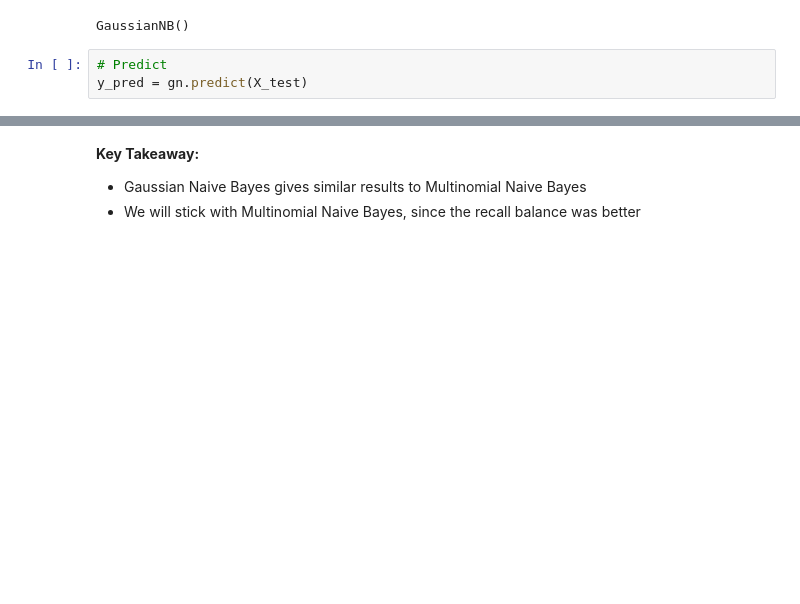
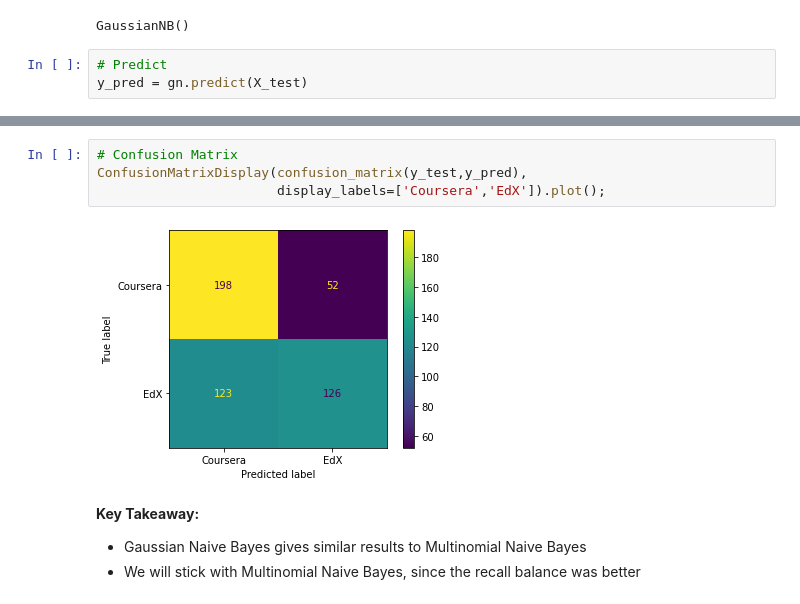
Before and after one commit to krisgch/dsi_project_nlp, a Jupyter notebook: code/03_Model_Comparison.ipynb, the cells around one changed output, grey strips where cells are left out. Cells and saved outputs as stored; diff of their text form; blank space fills up the shorter version.

```diff
--- a/code/03_Model_Comparison.ipynb
+++ b/code/03_Model_Comparison.ipynb
@@ -1446,3 +1433,9 @@ weighted avg       0.71      0.70      0.70       499
+# %%
+# Confusion Matrix
+ConfusionMatrixDisplay(confusion_matrix(y_test,y_pred),
+                       display_labels=['Coursera','EdX']).plot();
+# %% [output]
+[figure, added]
 # %% [markdown]
 __Key Takeaway:__ <br>
 - Gaussian Naive Bayes gives similar results to Multinomial Naive Bayes
```
Also changed, not shown: parts of 44 cells of this notebook, 9 other files.
